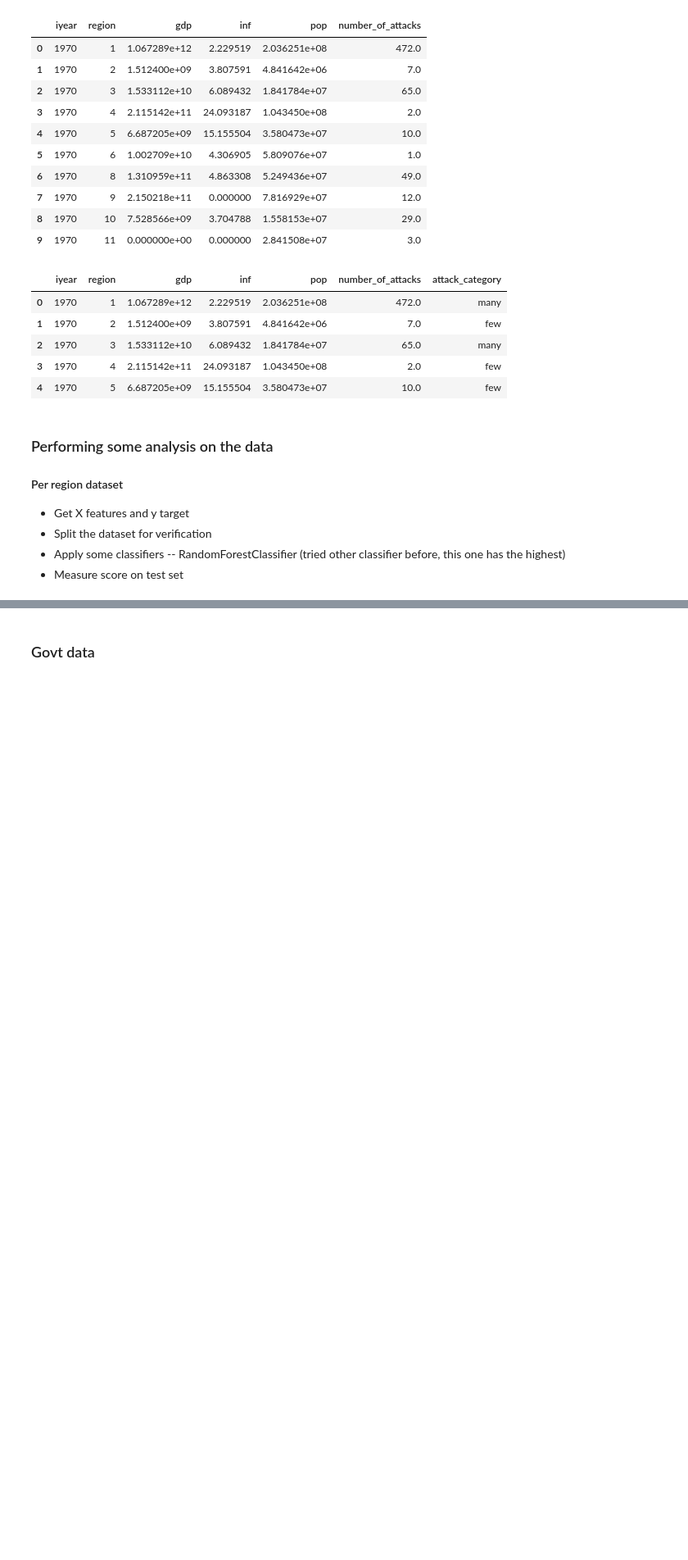
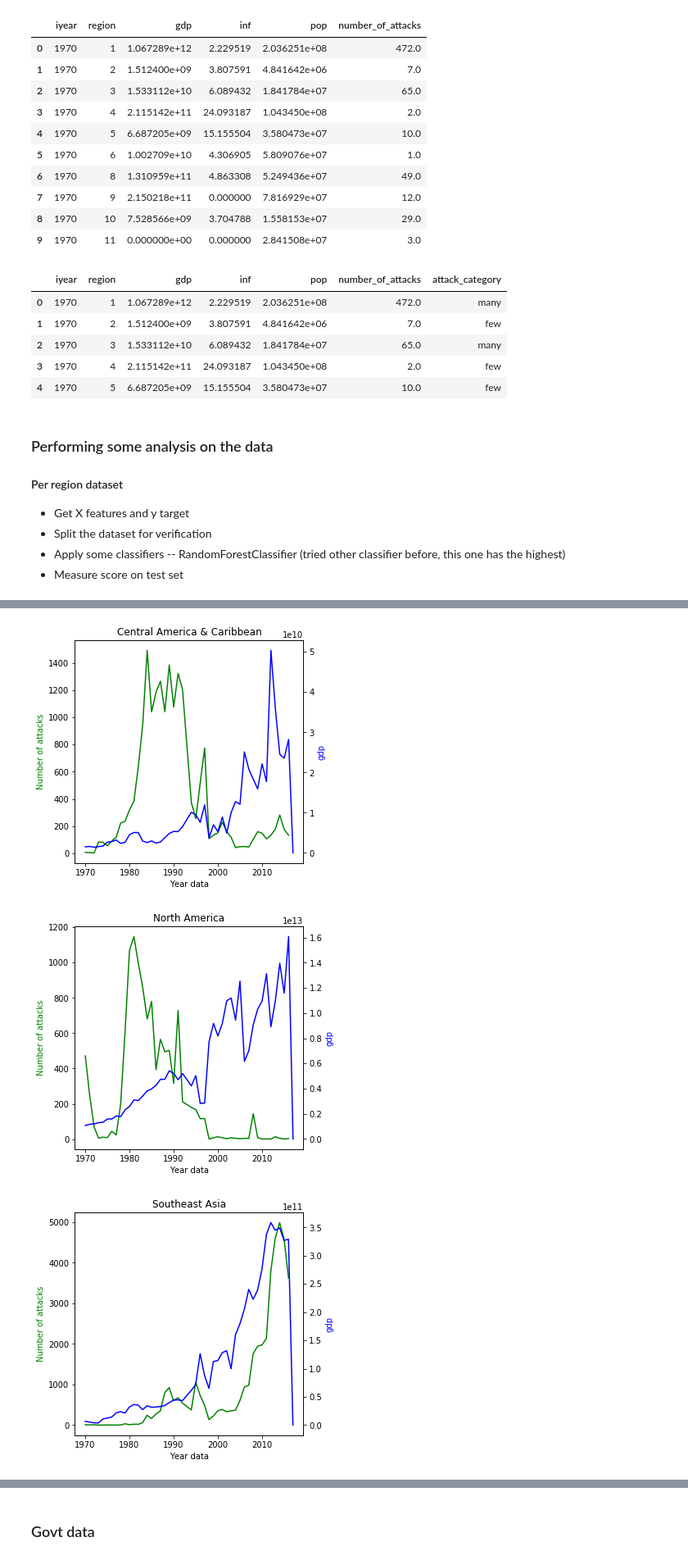
Before and after one commit to ninnzz/cs297_1, a Jupyter notebook: notebooks/Terrorism Data.ipynb, the cells around one changed output, grey strips where cells are left out. Shown at 82% size. Saved outputs shown, nothing was run; the diff lists cells and outputs as text; code cells hidden in the pictures; blank space fills up the shorter version.

```diff
--- a/notebooks/Terrorism Data.ipynb
+++ b/notebooks/Terrorism Data.ipynb
@@ -250,0 +277,6 @@ The score of `0.8176100628930818` is not that far from `0.8238993710691824` (wit
+# %%
+get_region_gdp(eco_year_region, 'gdp')
+# %% [output]
+[figure, added]
+[figure, added]
+[figure, added]
```
Also changed, not shown: parts of 37 cells of this notebook.
